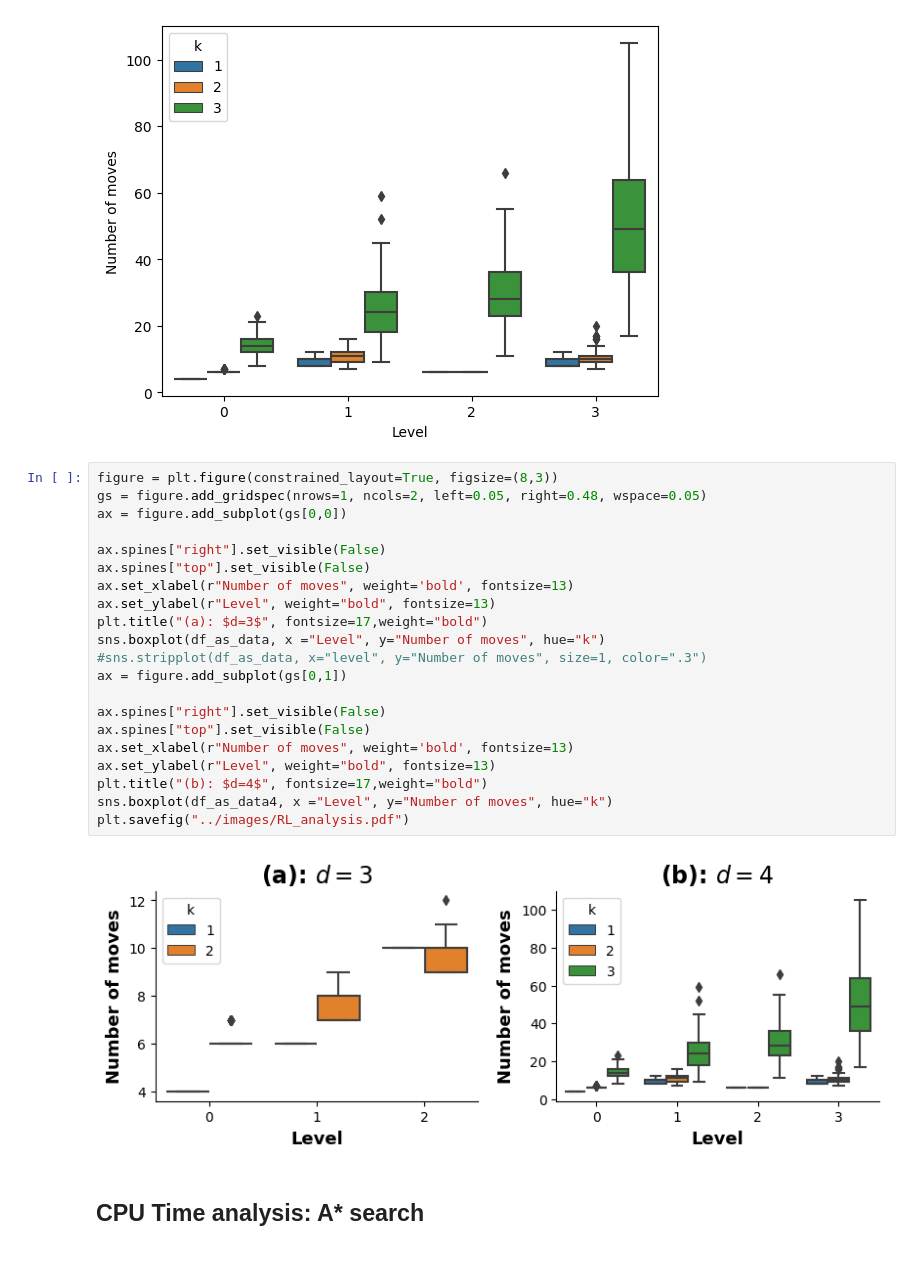
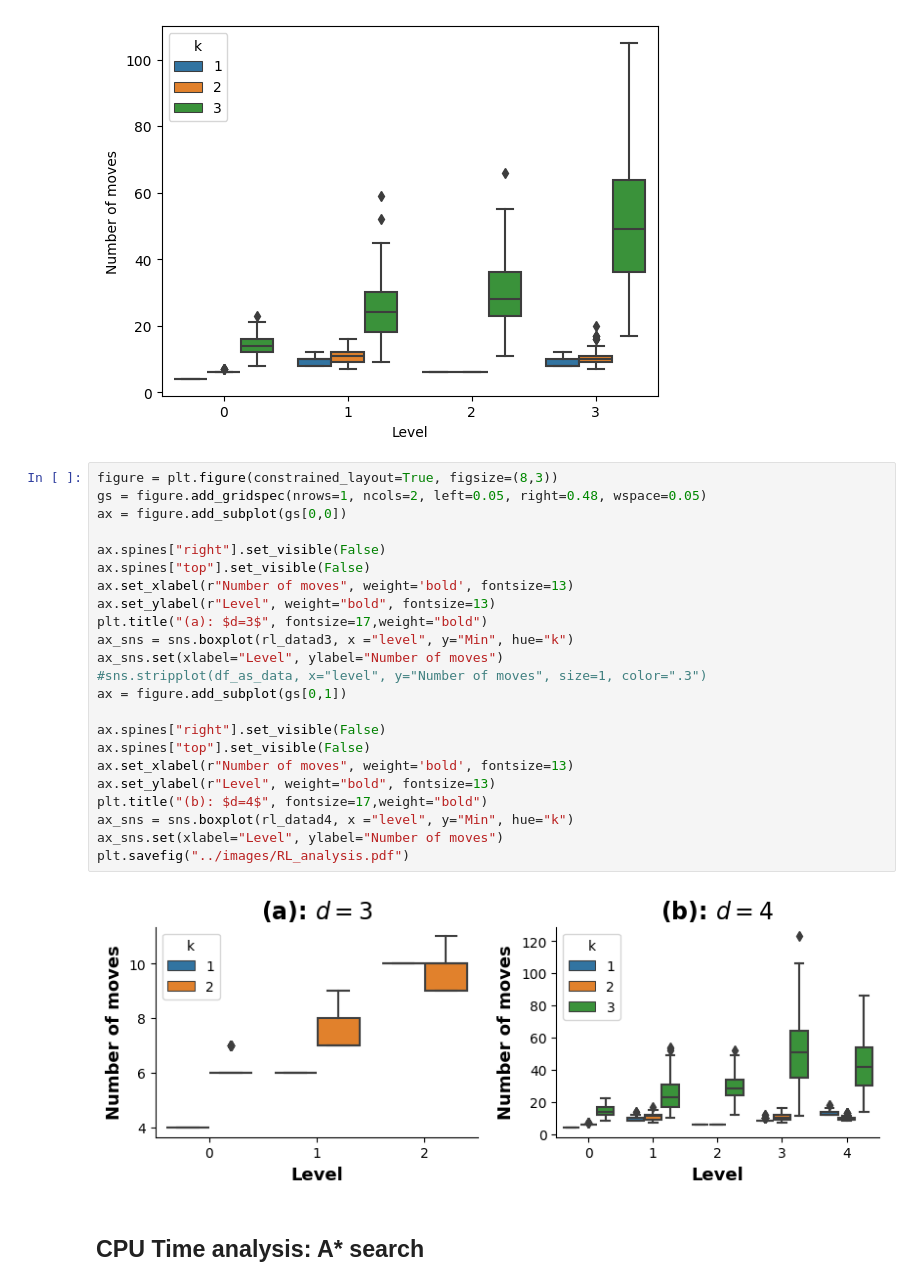
Before and after one commit to lemerleau/CubicPuzzle, a Jupyter notebook: notebooks/plots.ipynb, the cells around one changed output. Cells and saved outputs as stored; diff of their text form.

```diff
--- a/notebooks/plots.ipynb
+++ b/notebooks/plots.ipynb
@@ -606,26 +606,28 @@ sns.boxplot(df_as_data4, x ="Level", y="Number of moves", hue="k")
 # %%
 figure = plt.figure(constrained_layout=True, figsize=(8,3))
 gs = figure.add_gridspec(nrows=1, ncols=2, left=0.05, right=0.48, wspace=0.05)
 ax = figure.add_subplot(gs[0,0])
 
 ax.spines["right"].set_visible(False)
 ax.spines["top"].set_visible(False)
 ax.set_xlabel(r"Number of moves", weight='bold', fontsize=13)
 ax.set_ylabel(r"Level", weight="bold", fontsize=13)
 plt.title("(a): $d=3$", fontsize=17,weight="bold")
-sns.boxplot(df_as_data, x ="Level", y="Number of moves", hue="k")
+ax_sns = sns.boxplot(rl_datad3, x ="level", y="Min", hue="k")
+ax_sns.set(xlabel="Level", ylabel="Number of moves")
 #sns.stripplot(df_as_data, x="level", y="Number of moves", size=1, color=".3")
 ax = figure.add_subplot(gs[0,1])
 
 ax.spines["right"].set_visible(False)
 ax.spines["top"].set_visible(False)
 ax.set_xlabel(r"Number of moves", weight='bold', fontsize=13)
 ax.set_ylabel(r"Level", weight="bold", fontsize=13)
 plt.title("(b): $d=4$", fontsize=17,weight="bold")
-sns.boxplot(df_as_data4, x ="Level", y="Number of moves", hue="k")
+ax_sns = sns.boxplot(rl_datad4, x ="level", y="Min", hue="k")
+ax_sns.set(xlabel="Level", ylabel="Number of moves")
 plt.savefig("../images/RL_analysis.pdf")
 # %% [output]
-[figure, old version]
+[figure, new version]
 # %% [markdown]
 ## CPU Time analysis: A* search
 # %%
```
Also changed, not shown: parts of 81 cells of this notebook, 16 other files.
